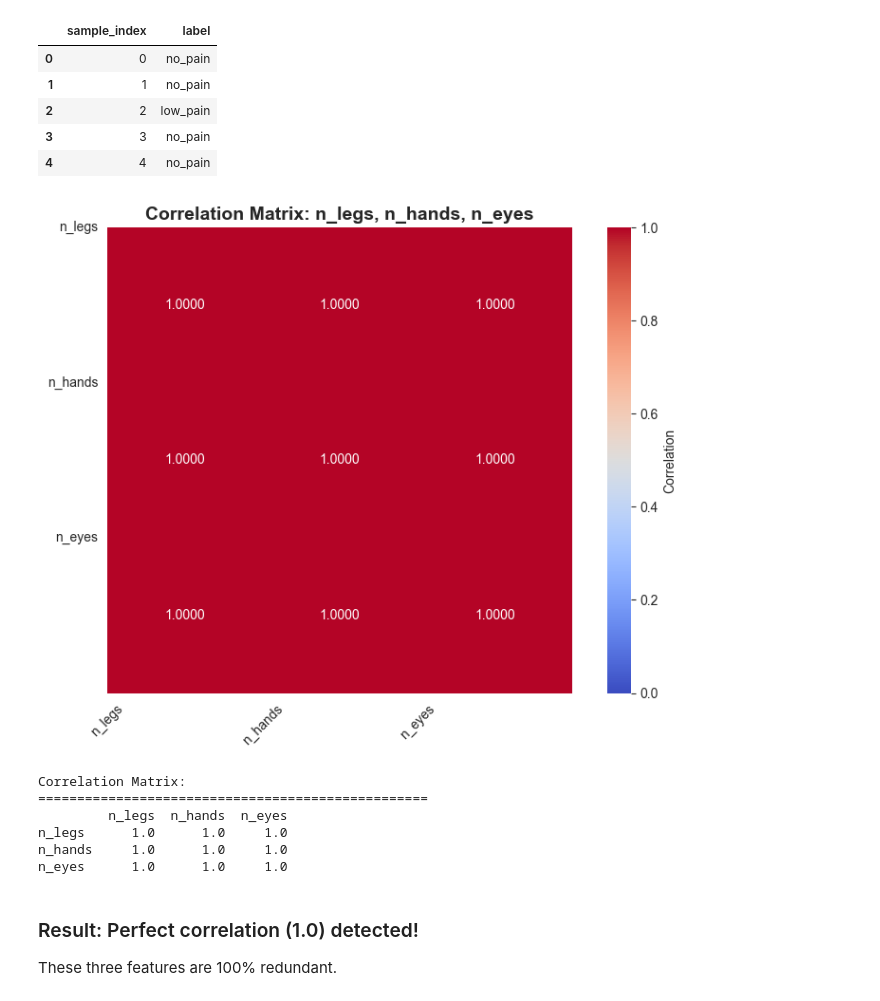
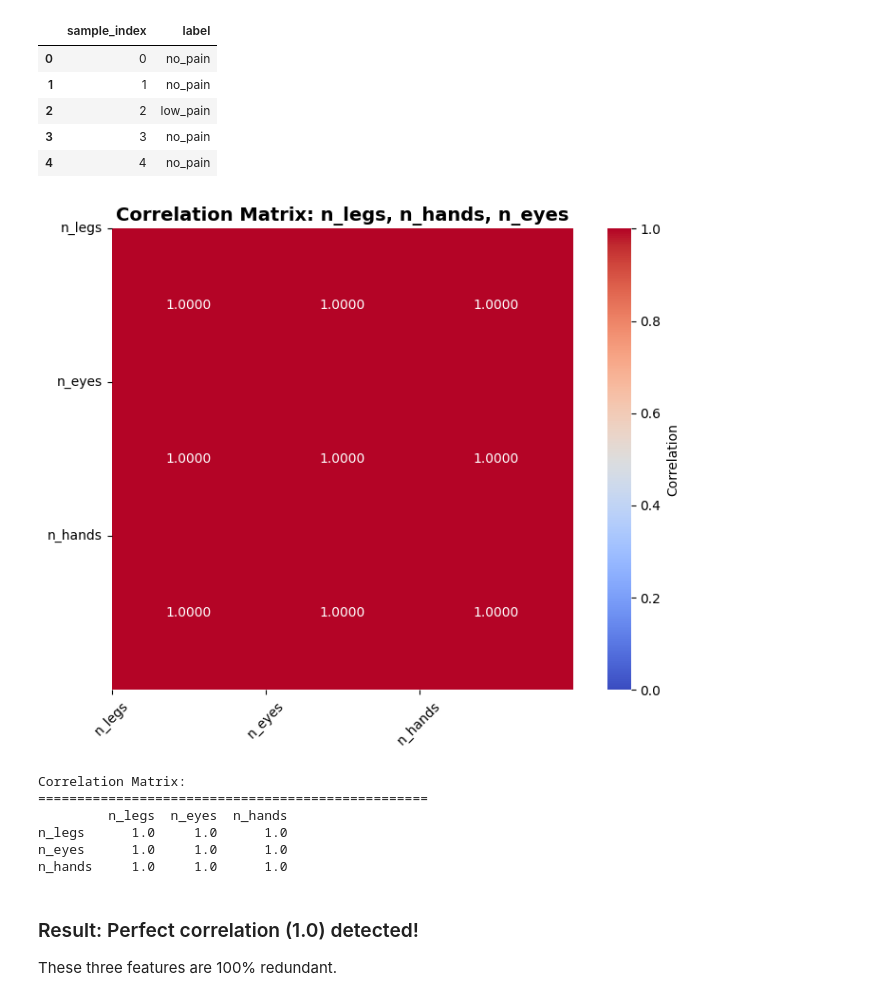
Before and after one commit to francinze/Ch_An2DL, a Jupyter notebook: data_exploration.ipynb, the cells around one changed output. Cells and saved outputs as stored; diff of their text form; code cells hidden in the pictures.

```diff
--- a/data_exploration.ipynb
+++ b/data_exploration.ipynb
@@ -87,44 +87,48 @@ train_labels.head()
 | 2 | 2 | low_pain |
 | 3 | 3 | no_pain |
 | 4 | 4 | no_pain |
+# %%
+pain_survey_cols = ['pain_survey_1', 'pain_survey_2', 'pain_survey_3', 'pain_survey_4']
+joint_cols = [f'joint_{str(i).zfill(2)}' for i in range(1, 31)]
+body_cols = ['n_legs', 'n_eyes', 'n_hands']
 # %%
 # Check correlation between n_legs, n_hands, n_eyes
 import matplotlib.pyplot as plt
 import seaborn as sns
 
 # Create encoded versions for correlation analysis
-for col in ['n_legs', 'n_hands', 'n_eyes']:
+for col in body_cols:
     df_train[f'{col}_encoded'] = (df_train[col] == 'two').astype(int)
     df_test[f'{col}_encoded'] = (df_test[col] == 'two').astype(int)
 
 # Calculate correlation matrix
-correlation_features = ['n_legs_encoded', 'n_hands_encoded', 'n_eyes_encoded']
+correlation_features = [f'{col}_encoded' for col in body_cols]
 corr_matrix = df_train[correlation_features].corr()
 
 # Visualize
 plt.figure(figsize=(8, 6))
 sns.heatmap(corr_matrix, annot=True, fmt='.4f', cmap='coolwarm',
             square=True, vmin=0, vmax=1, cbar_kws={'label': 'Correlation'})
 plt.title('Correlation Matrix: n_legs, n_hands, n_eyes', fontsize=14, fontweight='bold')
-plt.xticks(range(3), ['n_legs', 'n_hands', 'n_eyes'], rotation=45)
-plt.yticks(range(3), ['n_legs', 'n_hands', 'n_eyes'], rotation=0)
+plt.xticks(range(3), body_cols, rotation=45)
+plt.yticks(range(3), body_cols, rotation=0)
 plt.tight_layout()
 plt.show()
 
 # Print correlation values
 print("Correlation Matrix:")
 print("=" * 50)
-corr_matrix.index = ['n_legs', 'n_hands', 'n_eyes']
-corr_matrix.columns = ['n_legs', 'n_hands', 'n_eyes']
+corr_matrix.index = body_cols
+corr_matrix.columns = body_cols
 print(corr_matrix)
 # %% [output]
-[figure, old version]
+[figure, new version]
 Correlation Matrix:
 ==================================================
-         n_legs  n_hands  n_eyes
-n_legs      1.0      1.0     1.0
-n_hands     1.0      1.0     1.0
-n_eyes      1.0      1.0     1.0
+         n_legs  n_eyes  n_hands
+n_legs      1.0     1.0      1.0
+n_eyes      1.0     1.0      1.0
+n_hands     1.0     1.0      1.0
 # %% [markdown]
 ### Result: Perfect correlation (1.0) detected!
 These three features are 100% redundant.
```
Also changed, not shown: parts of 9 cells of this notebook.
